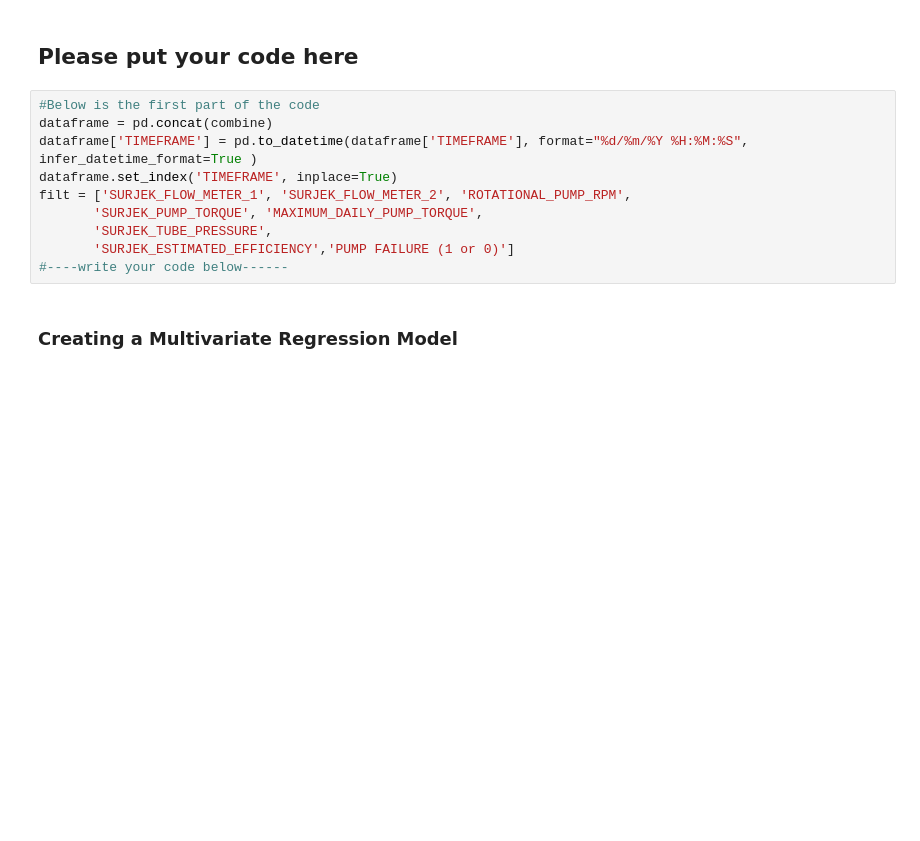
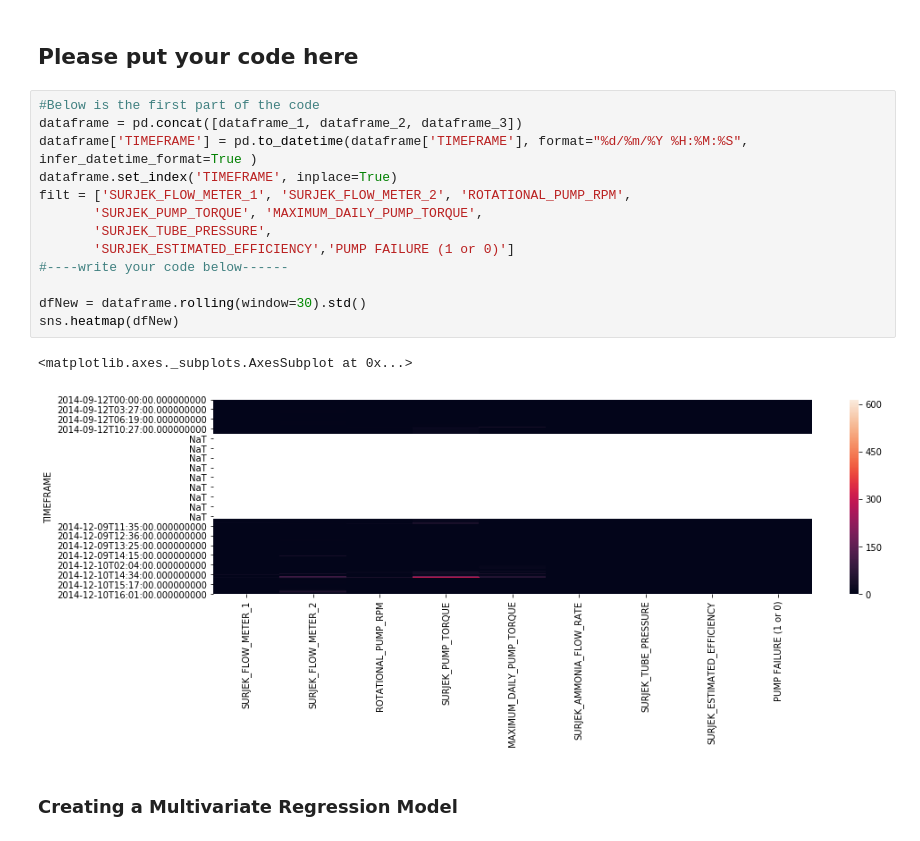
Before and after one commit to rohindesai/Python---Part1, a Jupyter notebook: Python_Southern_Water_Corp_Case_Study.ipynb, the cells around one changed output. Saved outputs shown, nothing was run; the diff lists cells and outputs as text; blank space fills up the shorter version.

```diff
--- a/Python_Southern_Water_Corp_Case_Study.ipynb
+++ b/Python_Southern_Water_Corp_Case_Study.ipynb
@@ -399,14 +411,20 @@ Do any variables stand out? If yes, list these out below your heatmap.
 ## Please put your code here
 # %%
 #Below is the first part of the code
-dataframe = pd.concat(combine)
+dataframe = pd.concat([dataframe_1, dataframe_2, dataframe_3])
 dataframe['TIMEFRAME'] = pd.to_datetime(dataframe['TIMEFRAME'], format="%d/%m/%Y %H:%M:%S", infer_datetime_format=True )
 dataframe.set_index('TIMEFRAME', inplace=True)
 filt = ['SURJEK_FLOW_METER_1', 'SURJEK_FLOW_METER_2', 'ROTATIONAL_PUMP_RPM',
        'SURJEK_PUMP_TORQUE', 'MAXIMUM_DAILY_PUMP_TORQUE',
        'SURJEK_TUBE_PRESSURE',
        'SURJEK_ESTIMATED_EFFICIENCY','PUMP FAILURE (1 or 0)']
 #----write your code below------
+
+dfNew = dataframe.rolling(window=30).std()
+sns.heatmap(dfNew)
+# %% [output]
+<matplotlib.axes._subplots.AxesSubplot at 0x...>
+[figure, added]
 # %% [markdown]
 ### Creating a Multivariate Regression Model
 # %% [markdown]
```
Also changed, not shown: parts of 7 cells of this notebook.
